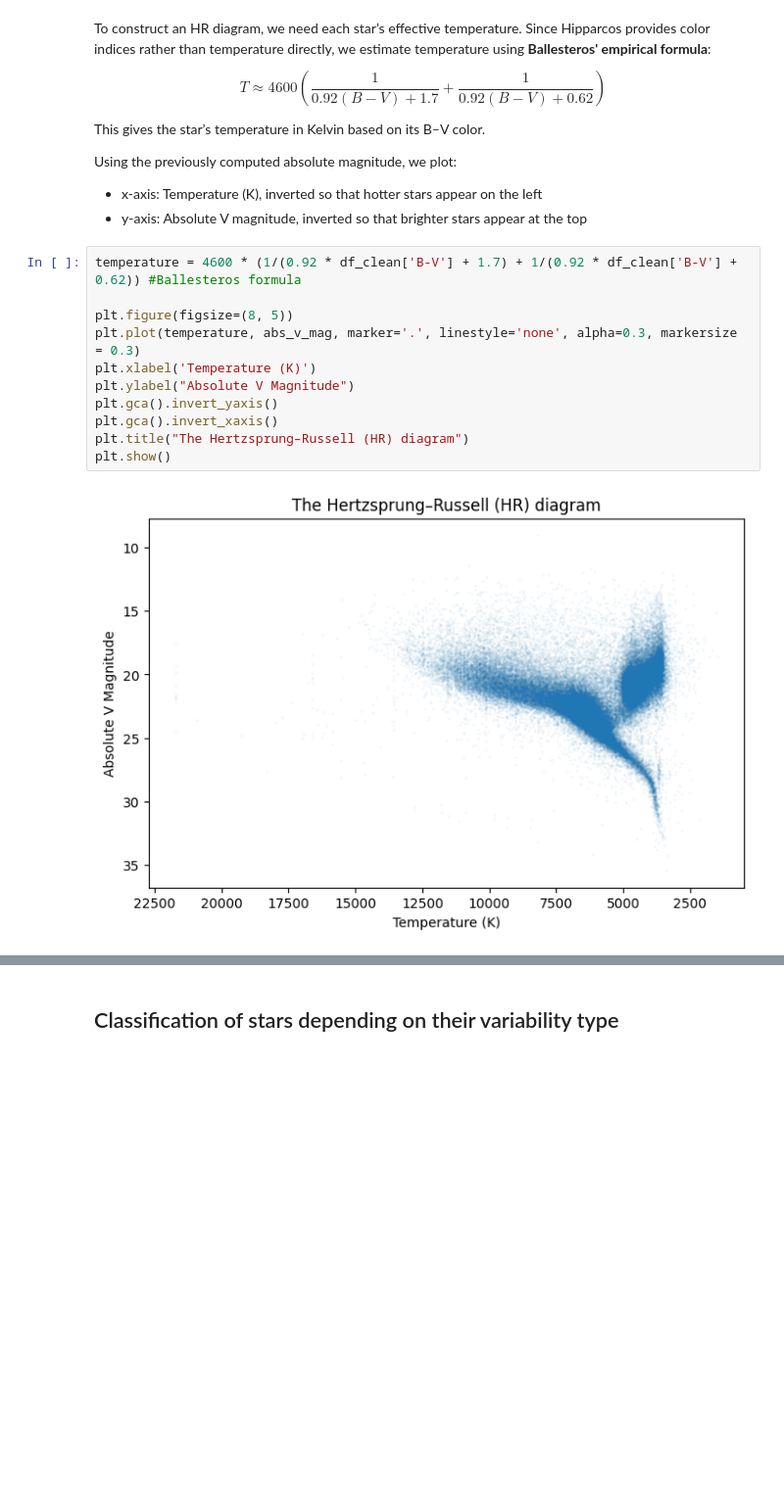
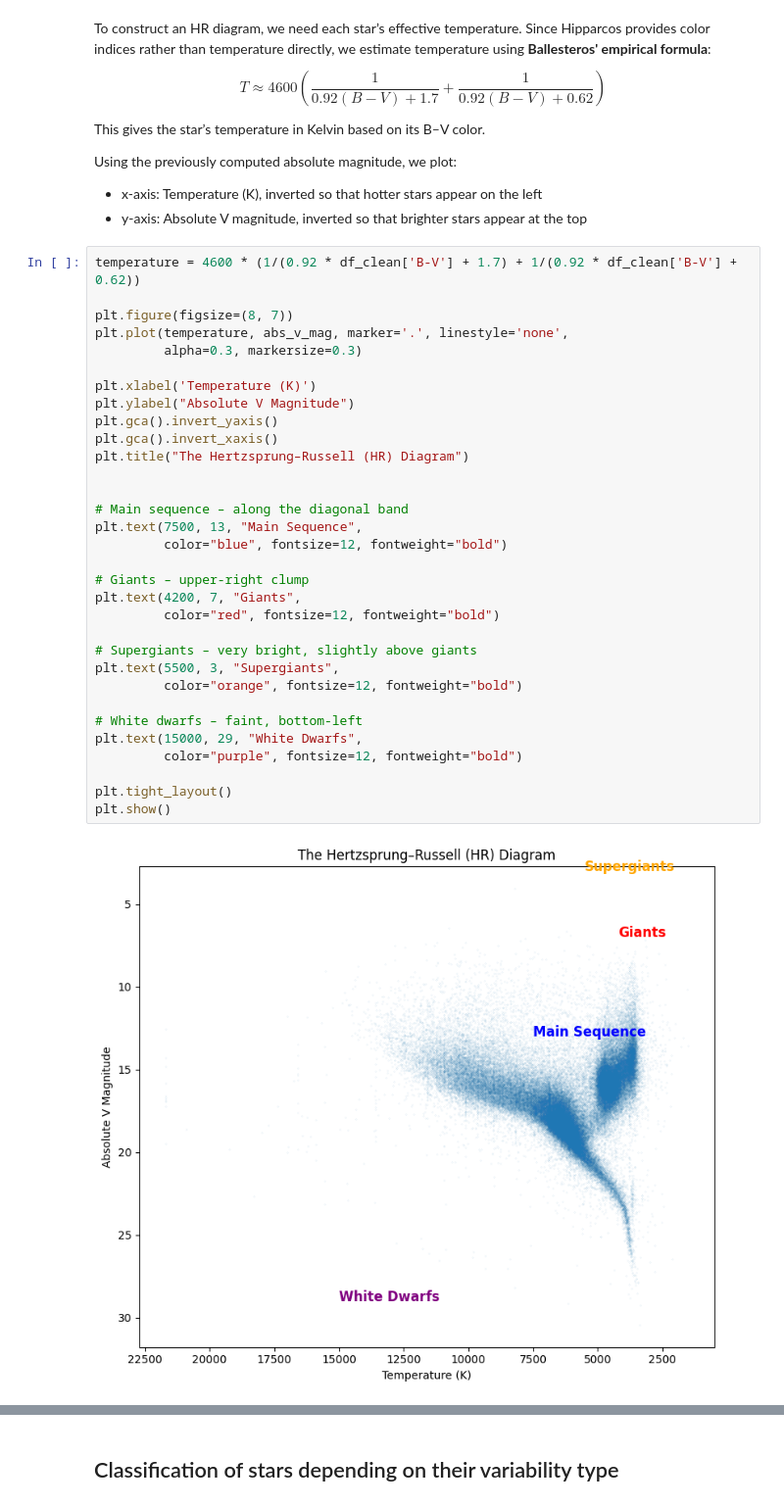
Before and after one commit to dinarazhorabek/astronomy_data_analysis, a Jupyter notebook: Hipparcos_Clustering_Starter.ipynb, the cells around one changed output, grey strips where cells are left out. Shown at 98% size. Saved outputs shown, nothing was run; the diff lists cells and outputs as text; blank space fills up the shorter version.

```diff
--- a/Hipparcos_Clustering_Starter.ipynb
+++ b/Hipparcos_Clustering_Starter.ipynb
@@ -376,18 +379,39 @@ Using the previously computed absolute magnitude, we plot:
 - x-axis: Temperature (K), inverted so that hotter stars appear on the left
 - y-axis: Absolute V magnitude, inverted so that brighter stars appear at the top
 # %%
-temperature = 4600 * (1/(0.92 * df_clean['B-V'] + 1.7) + 1/(0.92 * df_clean['B-V'] + 0.62)) #Ballesteros formula
+temperature = 4600 * (1/(0.92 * df_clean['B-V'] + 1.7) + 1/(0.92 * df_clean['B-V'] + 0.62))
 
-plt.figure(figsize=(8, 5))
-plt.plot(temperature, abs_v_mag, marker='.', linestyle='none', alpha=0.3, markersize = 0.3)
+plt.figure(figsize=(8, 7))
+plt.plot(temperature, abs_v_mag, marker='.', linestyle='none',
+         alpha=0.3, markersize=0.3)
+
 plt.xlabel('Temperature (K)')
 plt.ylabel("Absolute V Magnitude")
 plt.gca().invert_yaxis()
 plt.gca().invert_xaxis()
-plt.title("The Hertzsprung–Russell (HR) diagram")
+plt.title("The Hertzsprung–Russell (HR) Diagram")
+
+
+# Main sequence – along the diagonal band
+plt.text(7500, 13, "Main Sequence",
+         color="blue", fontsize=12, fontweight="bold")
+
+# Giants – upper-right clump
+plt.text(4200, 7, "Giants",
+         color="red", fontsize=12, fontweight="bold")
+
+# Supergiants – very bright, slightly above giants
+plt.text(5500, 3, "Supergiants",
+         color="orange", fontsize=12, fontweight="bold")
+
+# White dwarfs – faint, bottom-left
+plt.text(15000, 29, "White Dwarfs",
+         color="purple", fontsize=12, fontweight="bold")
+
+plt.tight_layout()
 plt.show()
 # %% [output]
-[figure, old version]
+[figure, new version]
 # %% [markdown]
 The resulting H–R diagram clearly shows the main stellar evolutionary groups:
 - Main Sequence:
```
Also changed, not shown: parts of 21 cells of this notebook.
